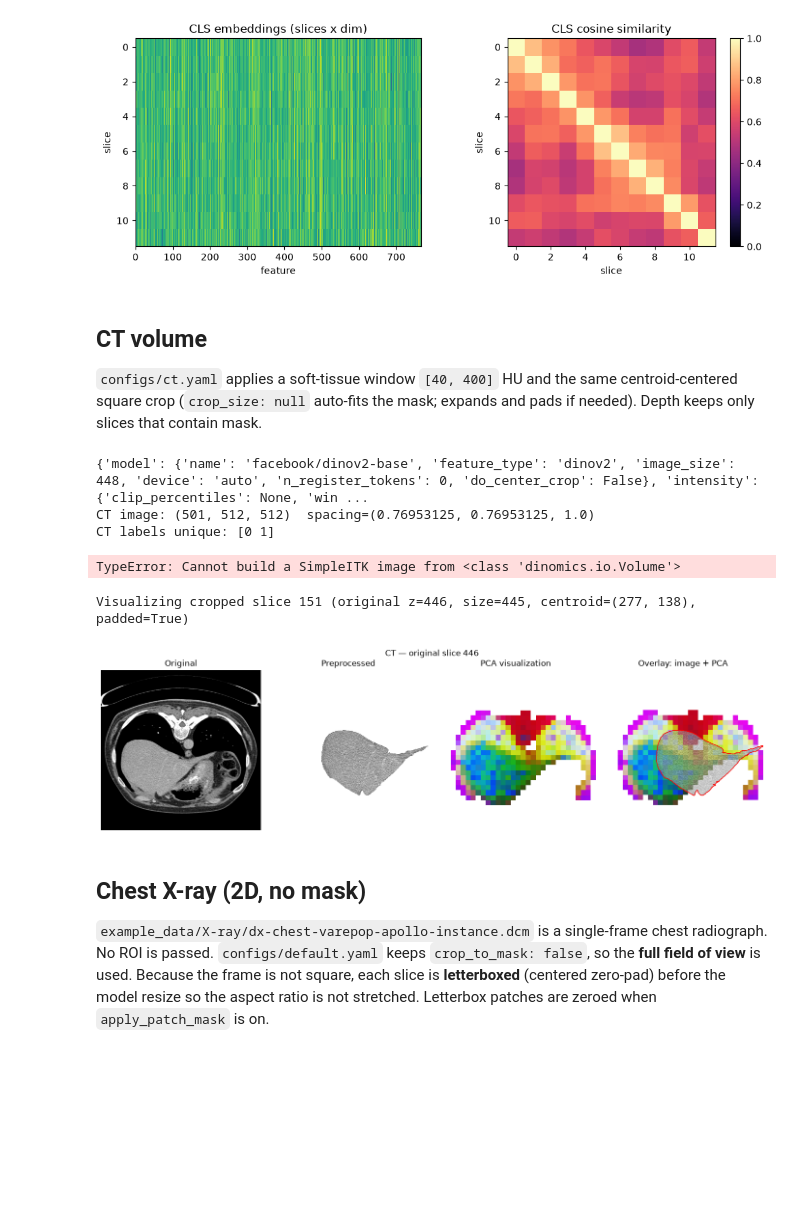
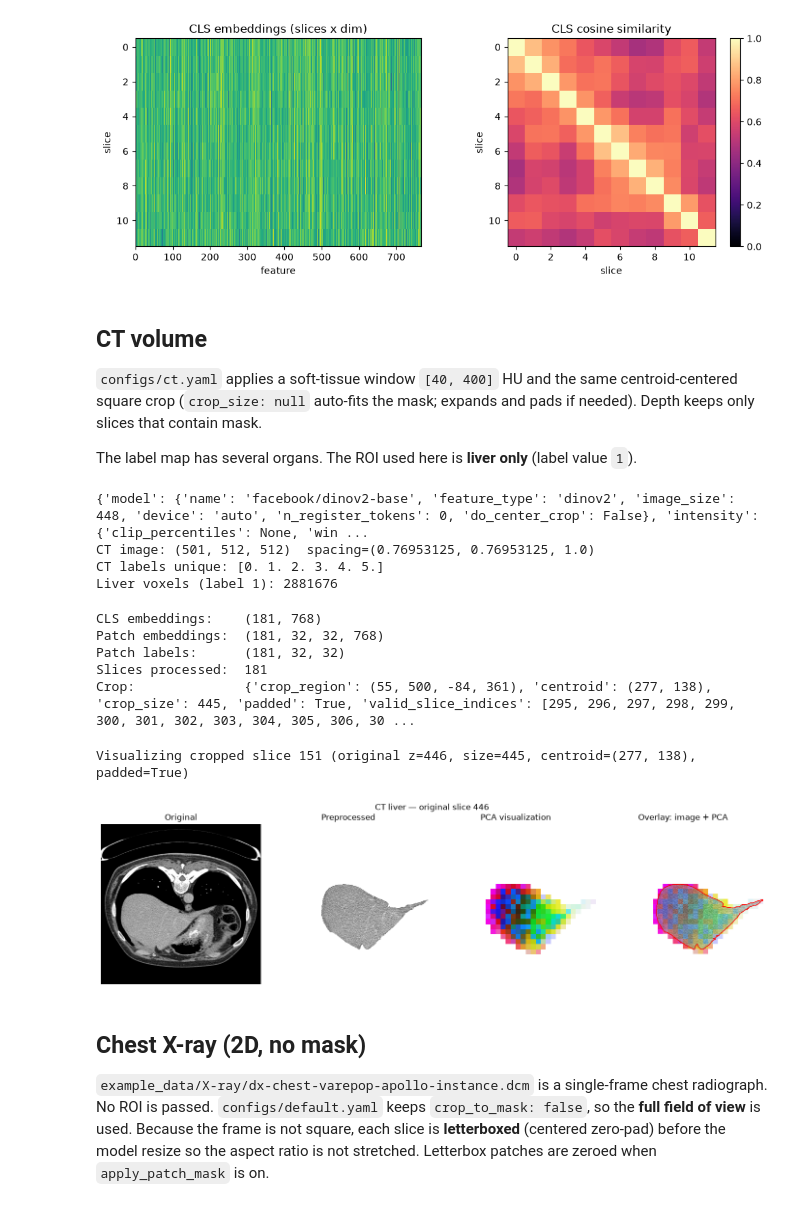
Before and after one commit to alterreal/dinomics, a Jupyter notebook: notebooks/feature_extraction.ipynb, the cells around one changed output. Drawn from its saved outputs; the diff is of its cells as text; code cells hidden in the pictures; blank space fills up the shorter version.

Commit message:
change CT example to focus on liver (label=1)

```diff
--- a/notebooks/feature_extraction.ipynb
+++ b/notebooks/feature_extraction.ipynb
@@ -142,22 +139,27 @@ plt.show()
 ## CT volume
 
 `configs/ct.yaml` applies a soft-tissue window `[40, 400]` HU and the same centroid-centered square crop (`crop_size: null` auto-fits the mask; expands and pads if needed). Depth keeps only slices that contain mask.
+
+The label map has several organs. The ROI used here is **liver only** (label value `1`).
 # %%
 ct_config = load_config(CONFIG_CT)
 print(ct_config.to_dict())
 
 ct = load_volume(CT_IMAGE)
-ct_mask = load_volume(CT_MASK)
+ct_labels = load_volume(CT_MASK)
+ct_liver = (ct_labels.array == 1).astype(np.uint8)
 
 print(f"CT image: {ct.array.shape}  spacing={ct.spacing}")
-print(f"CT labels unique: {np.unique(ct_mask.array)}")
+print(f"CT labels unique: {np.unique(ct_labels.array)}")
+print(f"Liver voxels (label 1): {int(ct_liver.sum())}")
 # %% [output]
 {'model': {'name': 'facebook/dinov2-base', 'feature_type': 'dinov2', 'image_size': 448, 'device': 'auto', 'n_register_tokens': 0, 'do_center_crop': False}, 'intensity': {'clip_percentiles': None, 'win ...
 CT image: (501, 512, 512)  spacing=(0.76953125, 0.76953125, 1.0)
-CT labels unique: [0 1]
+CT labels unique: [0. 1. 2. 3. 4. 5.]
+Liver voxels (label 1): 2881676
 # %%
 ct_extractor = DinoExtractor.from_config(ct_config)
-ct_features = ct_extractor.extract(CT_IMAGE, mask=CT_MASK, label_mask=CT_MASK)
+ct_features = ct_extractor.extract(ct.array, mask=ct_liver, label_mask=ct_liver)
 
 print("CLS embeddings:   ", ct_features.cls_embeddings.shape)
 print("Patch embeddings: ", ct_features.patch_embeddings.shape)
@@ -165,41 +167,44 @@ print("Patch labels:     ", None if ct_features.patch_labels is None else ct_fea
 print("Slices processed: ", len(ct_features.slice_indices))
 print("Crop:             ", ct_features.metadata.get("crop_region"))
 # %% [output]
-TypeError: Cannot build a SimpleITK image from <class 'dinomics.io.Volume'>
+CLS embeddings:    (181, 768)
+Patch embeddings:  (181, 32, 32, 768)
+Patch labels:      (181, 32, 32)
+Slices processed:  181
+Crop:              {'crop_region': (55, 500, -84, 361), 'centroid': (277, 138), 'crop_size': 445, 'padded': True, 'valid_slice_indices': [295, 296, 297, 298, 299, 300, 301, 302, 303, 304, 305, 306, 30 ...
 # %%
-aligned_ct_mask = align_mask(ct_mask, ct)
 cropped_ct, cropped_mask, extras, ct_crop = crop_centered_on_mask(
     ct.array,
-    (aligned_ct_mask.array > 0).astype(np.uint8),
+    ct_liver,
     crop_size=ct_config.extraction.crop_size,
     min_mask_pixels=ct_config.extraction.min_mask_pixels,
-    extras=[aligned_ct_mask.array],
+    extras=[ct_liver],
 )
 cropped_labels = extras[0]
 windowed = apply_intensity(cropped_ct, ct_config.intensity)
 
 counts = (cropped_mask > 0).sum(axis=(1, 2))
 local_idx = int(counts.argmax())
 orig_slice = ct_crop["valid_slice_indices"][local_idx]
 result_idx = int(np.where(ct_features.slice_indices == orig_slice)[0][0])
 
 print(
     f"Visualizing cropped slice {local_idx} (original z={orig_slice}, "
     f"size={ct_crop['crop_size']}, centroid={ct_crop['centroid']}, padded={ct_crop['padded']})"
 )
 
 fig, axes, heatmap = plot_pca_features(
     windowed[local_idx],
     ct_features.patch_embeddings[result_idx],
     original_slice=apply_intensity(ct.array[orig_slice], ct_config.intensity),
     mask_slice=cropped_mask[local_idx],
     label_slice=cropped_labels[local_idx],
-    title=f"CT — original slice {orig_slice}",
+    title=f"CT liver — original slice {orig_slice}",
 )
 plt.show()
 # %% [output]
 Visualizing cropped slice 151 (original z=446, size=445, centroid=(277, 138), padded=True)
-[figure, old version]
+[figure, new version]
 # %% [markdown]
 ## Chest X-ray (2D, no mask)
 
```
Also changed, not shown: parts of 1 cell of this notebook.
